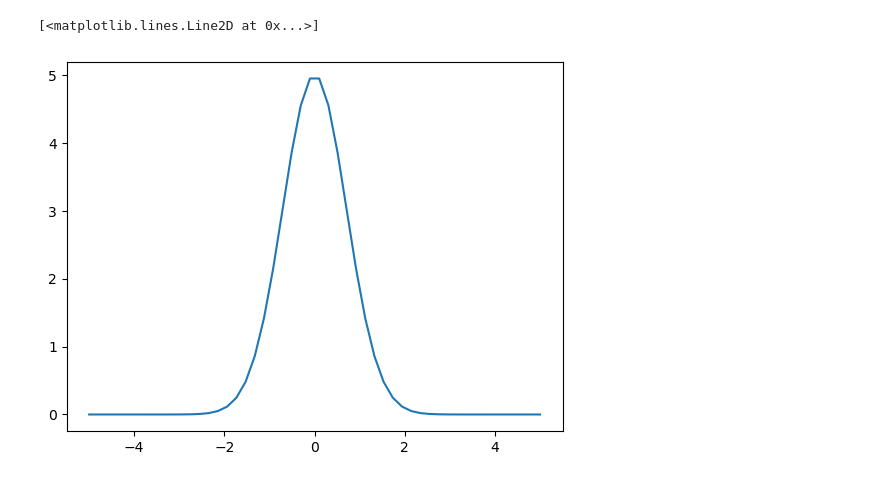
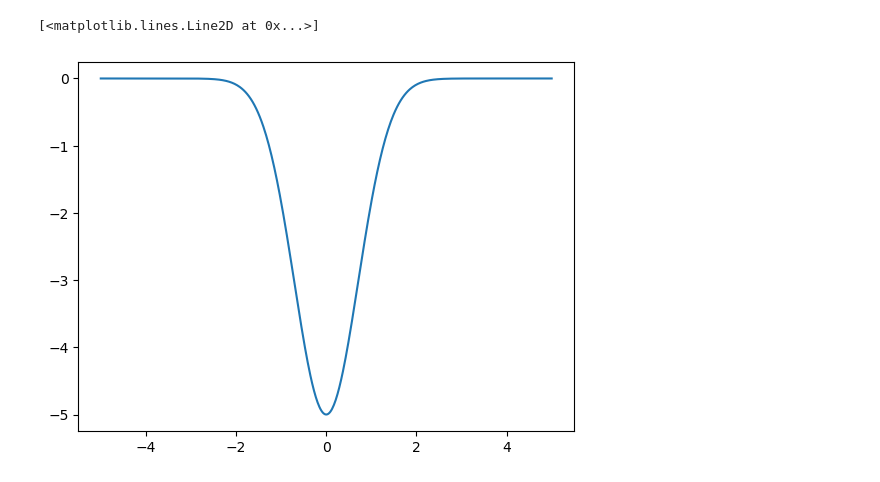
Before and after one commit to ZilD117/Comp-Physics, a Jupyter notebook: schrodinger.ipynb, the cells around one changed output. Drawn from its saved outputs; the diff is of its cells as text; code cells hidden in the pictures.

```diff
--- a/schrodinger.ipynb
+++ b/schrodinger.ipynb
@@ -2,25 +2,25 @@
 import numpy as np
 import matplotlib.pyplot as plt
 # %%
-n = 50
+n = 500
 h = np.zeros((n,n))
 v = np.zeros(n)
 CONSTANT_A = 1
 V_0 = -5
 x = np.zeros(n)
 L = 5
 x = np.linspace(-L, L, n)
 def potential(x):
-    return -V_0*np.e**(-CONSTANT_A*x**2)
+    return V_0*np.e**(-CONSTANT_A*x**2)
 
 delta_x = 2*L/n
 for i in range(0,n):
     v[i] = potential(x[i])
 
 plt.plot(x,v)
 # %% [output]
 [<matplotlib.lines.Line2D at 0x...>]
-[figure, old version]
+[figure, new version]
 # %%
 for i in range(0,n):
     h[i][i] = 1/(delta_x**2)+v[i]
```
Also changed, not shown: parts of 4 cells of this notebook.
